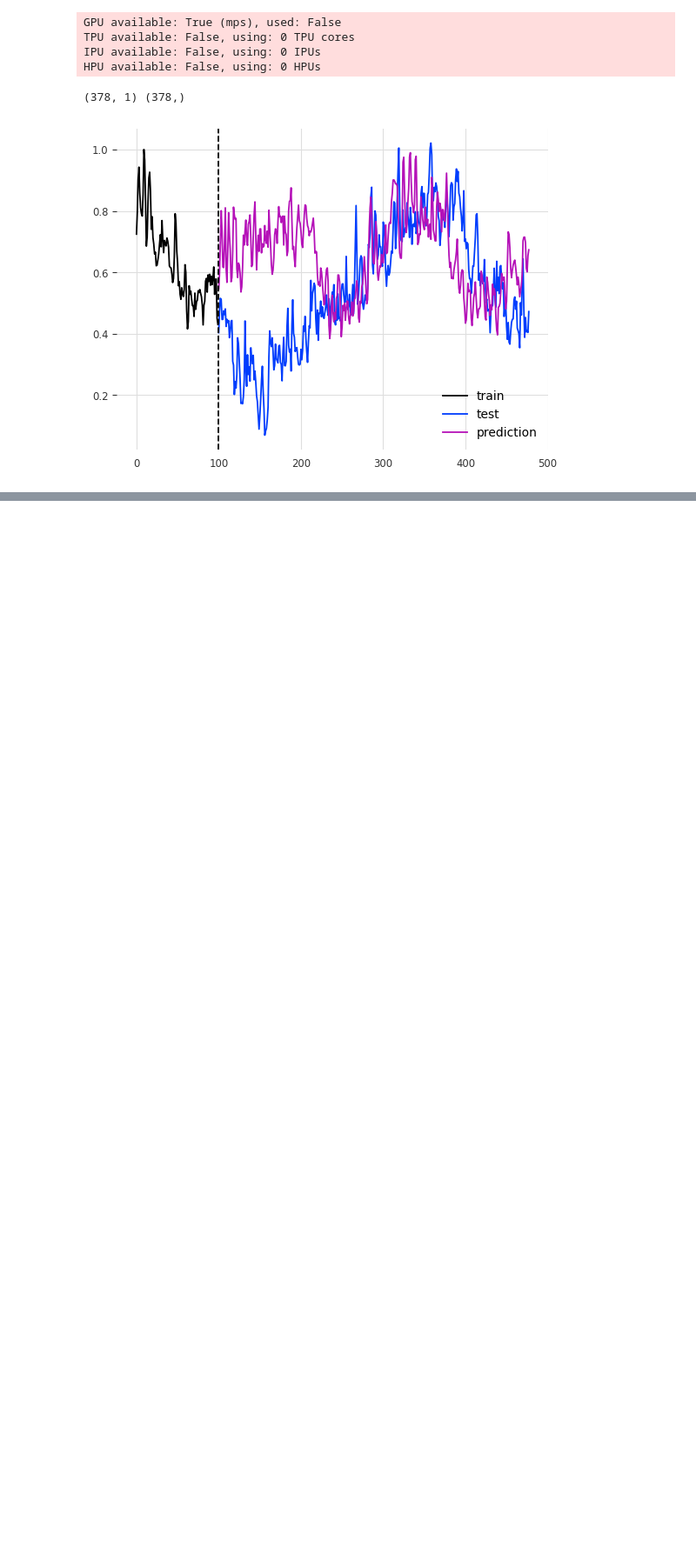
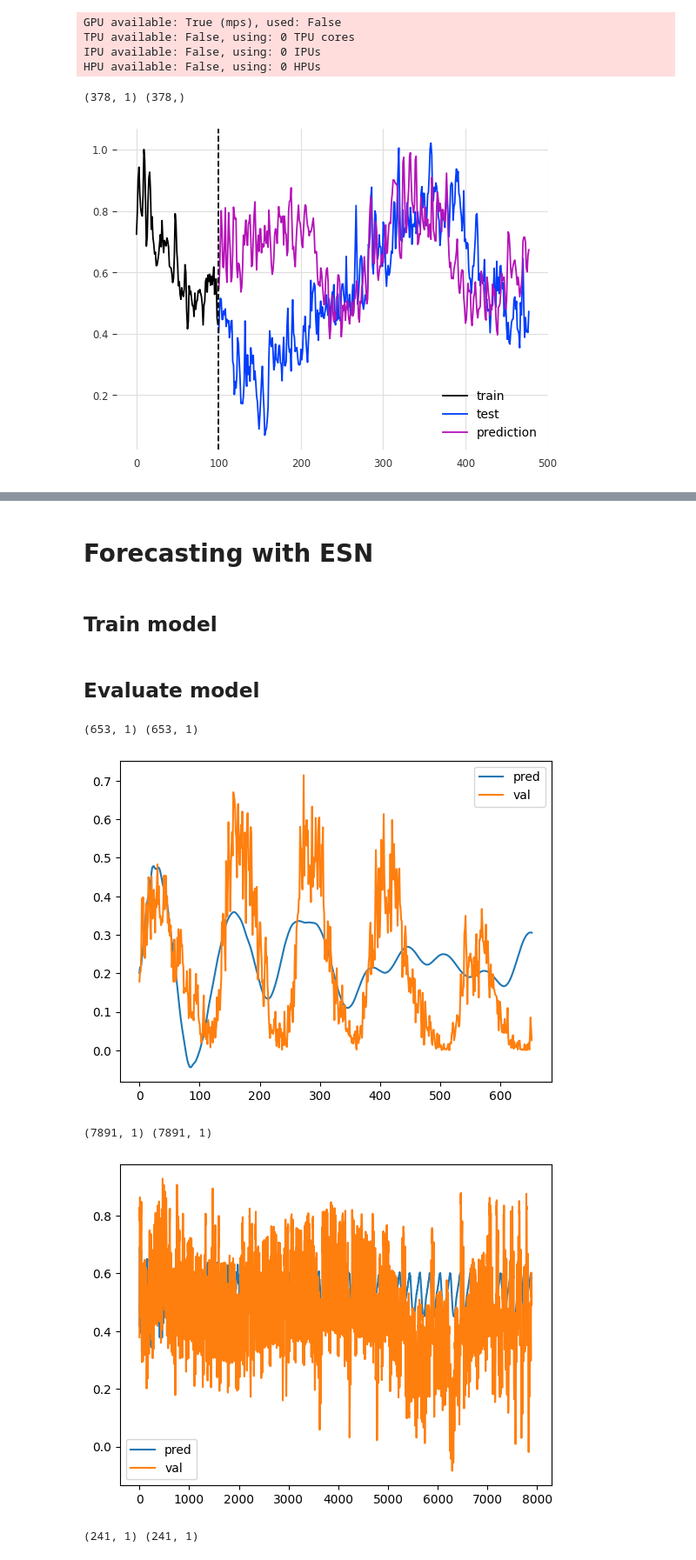
Before and after one commit to czyjtu/time-series-forecasting, a Jupyter notebook: notebooks/all_in_all_datasets.ipynb, the cells around one changed output, grey strips where cells are left out. Shown at 87% size. Cells and saved outputs as stored; diff of their text form; code cells hidden in the pictures; blank space fills up the shorter version.

```diff
--- a/notebooks/all_in_all_datasets.ipynb
+++ b/notebooks/all_in_all_datasets.ipynb
@@ -301,0 +520,43 @@ HPU available: False, using: 0 HPUs
+# %% [markdown]
+# Forecasting with ESN
+# %% [markdown]
+## Train model
+# %%
+models = {}
+datasets = [sunspots, electricity, mackey_glass, temperature]
+for dataset in datasets:
+    print(dataset.name)
+    X_train, y_train = dataset.X_train, dataset.y_train
+    print(X_train.shape, y_train.shape)
+    model = predictors.ESNPredictor(input_size=1, hidden_size=1000, output_size=1, num_layers=4)
+    model.fit(X_train, y_train)
+    models[dataset.name] = model
+# %% [markdown]
+## Evaluate model
+# %%
+forecasts = {}
+for dataset in datasets:
+    y_val = dataset.y_val
+    model = models[dataset.name]
+    y_pred = model.forecast(y_val.shape[0])
+    print(dataset.name)
+
+    plot_predictions(dataset.y_train[-MAX_PLOT_TRAIN: ].flatten(), y_val[:MAX_PLOT_HORIZON], y_pred[:MAX_PLOT_HORIZON].flatten())
+    plt.show()
+
+    calculate_rmse(y_val.flatten(), y_pred.flatten())
+    plt.show()
+    print()
+    print("*" * 30)
+    print()
+    # print(y_pred.shape, y_val.shape)
+    # plt.plot(y_pred, label="pred")
+    # plt.plot(y_val, label="val")
+    # plt.legend()
+    # plt.show()
+# %% [output]
+(653, 1) (653, 1)
+[figure, added]
+(7891, 1) (7891, 1)
+[figure, added]
+(241, 1) (241, 1)
```
Also changed, not shown: parts of 12 cells of this notebook.
